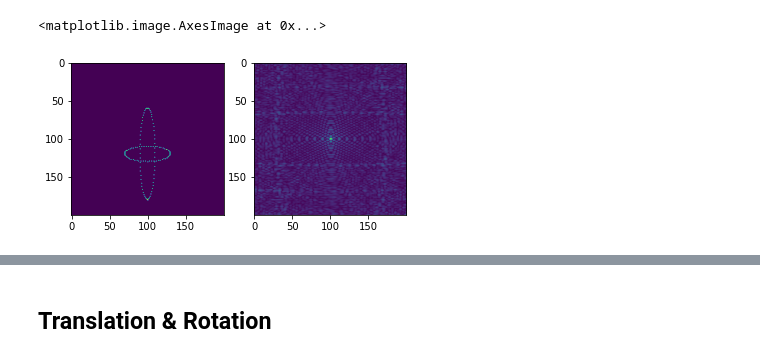
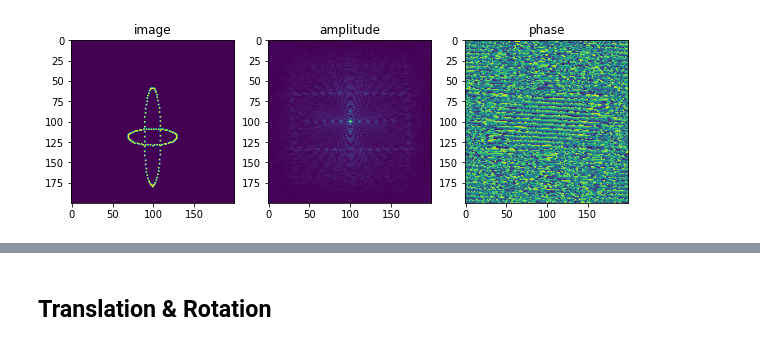
Before and after one commit to dugu9sword/mlvis, a Jupyter notebook: fourier.ipynb, the cells around one changed output, grey strips where cells are left out. Drawn from its saved outputs; the diff is of its cells as text; code cells hidden in the pictures.

```diff
--- a/fourier.ipynb
+++ b/fourier.ipynb
@@ -9,16 +9,27 @@ genops.set_backend(genops.NUMPY)
 # %%
 x = genops.zeros([200, 200])
 for i in np.arange(0, 6.28, 0.1):
-    x[int(120 + 60 * np.cos(i)), int(100 + 10 * np.sin(i))] = 1.0
-    x[int(120 + 10 * np.cos(i)), int(100 + 30 * np.sin(i))] = 1.0
-plt.subplot(1, 2, 1)
-plt.imshow(x)
-plt.subplot(1, 2, 2)
-fx = abs(fft2(x))
-plt.imshow(fftshift(fx))
+    ca, cb = int(120 + 60 * np.cos(i)), int(100 + 10 * np.sin(i))
+    x[ca - 1: ca + 1, cb - 1: cb + 1] = 1.0
+    ca, cb = int(120 + 10 * np.cos(i)), int(100 + 30 * np.sin(i))
+    x[ca - 1: ca + 1, cb - 1: cb + 1] = 1.0
+
+def vis(x):
+    plt.figure(figsize=(10, 3))
+    fx = fftshift(fft2(x))
+    plt.subplot(1, 3, 1)
+    plt.imshow(x)
+    plt.title("image")
+    plt.subplot(1, 3, 2)
+    plt.imshow(abs(fx))
+    plt.title("amplitude")
+    plt.subplot(1, 3, 3)
+    plt.imshow(arctan(fx.imag / (fx.real + 1e-8)))
+    plt.title("phase")
-# %% [output]
-<matplotlib.image.AxesImage at 0x...>
-[figure, removed]
+# %%
+vis(x)
+# %% [output]
+[figure, added]
 # %%
 print((fft(fft(x, axis=0), axis=1) - fft2(x)).sum())
 print((fft(fft(x, axis=1), axis=0) - fft2(x)).sum())
```
Also changed, not shown: parts of 10 cells of this notebook.
